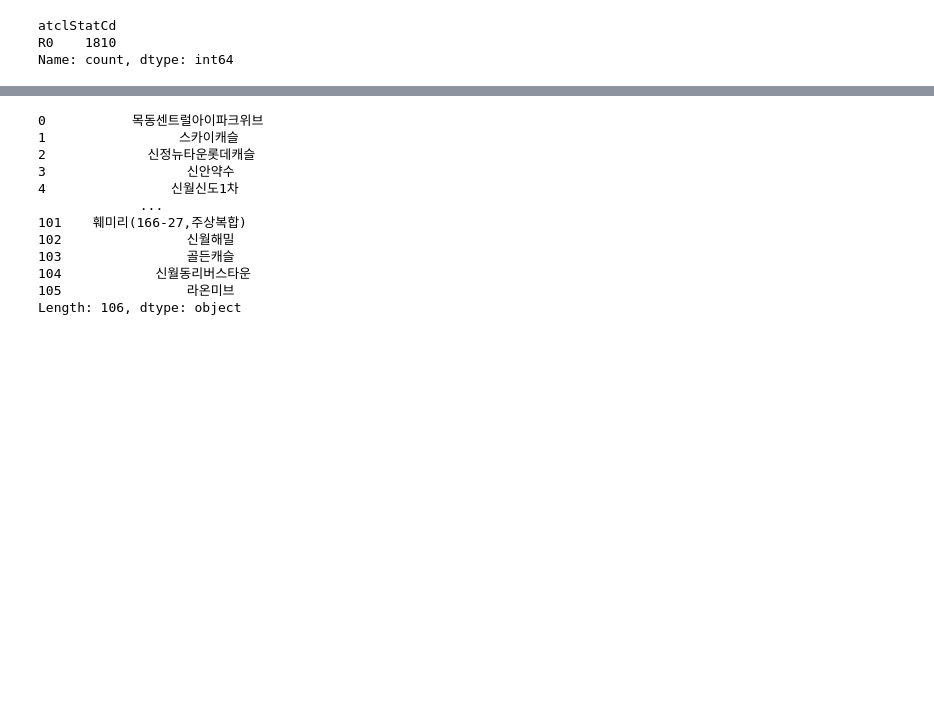
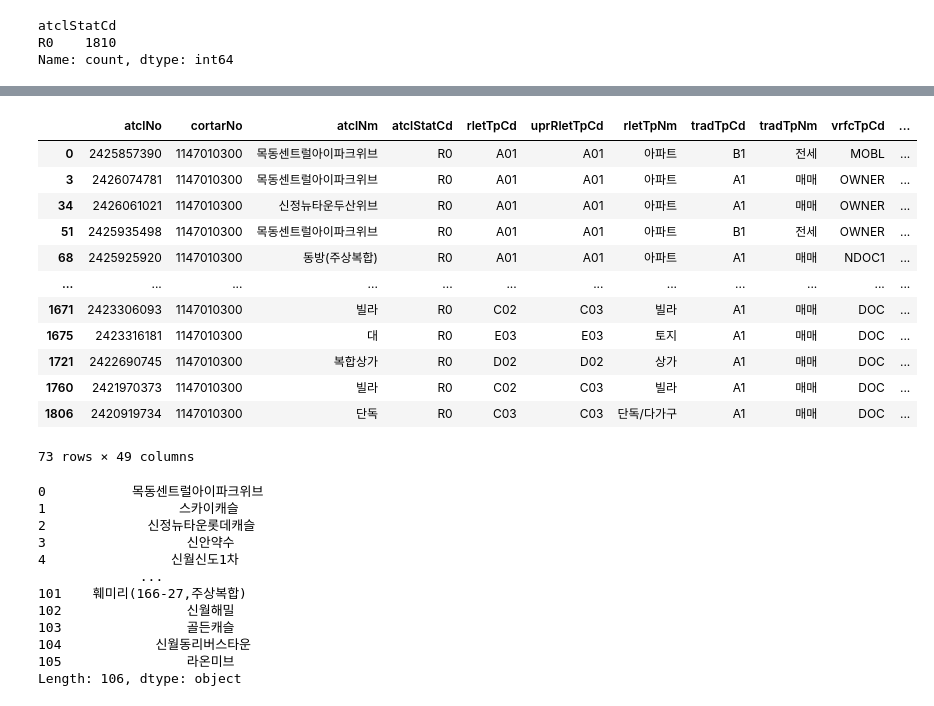
Before and after one commit to Junho1224/NLC, a Jupyter notebook: naverland.ipynb, the cells around one changed output, grey strips where cells are left out. Saved outputs shown, nothing was run; the diff lists cells and outputs as text; code cells hidden in the pictures; blank space fills up the shorter version.

```diff
--- a/naverland.ipynb
+++ b/naverland.ipynb
@@ -441,3 +298,20 @@ array(['A01', 'D05', 'D03', 'C03', 'D02', 'C02', 'F01', 'A02', 'D01',
+# %%
+mob1_rows = df[df['cpLinkVO'] == "{'cpId': 'sunbang', 'mobileArticleLinkTypeCode': 'NONE', 'mobileBmsInspectPassYn': 'Y', 'pcArticleLinkUseAtArticleTitle': False, 'pcArticleLinkUseAtCpName': False, 'mobileArticleLinkUseAtArticleTitle': False, 'mobileArticleLinkUseAtCpName': False}"]
+mob1_rows
+# %% [output]
+|  | atclNo | cortarNo | atclNm | atclStatCd | rletTpCd | uprRletTpCd | rletTpNm | tradTpCd | tradTpNm | vrfcTpCd | ... |
+| 0 | 2425857390 | 1147010300 | 목동센트럴아이파크위브 | R0 | A01 | A01 | 아파트 | B1 | 전세 | MOBL | ... |
+| 3 | 2426074781 | 1147010300 | 목동센트럴아이파크위브 | R0 | A01 | A01 | 아파트 | A1 | 매매 | OWNER | ... |
+| 34 | 2426061021 | 1147010300 | 신정뉴타운두산위브 | R0 | A01 | A01 | 아파트 | A1 | 매매 | OWNER | ... |
+| 51 | 2425935498 | 1147010300 | 목동센트럴아이파크위브 | R0 | A01 | A01 | 아파트 | B1 | 전세 | OWNER | ... |
+| 68 | 2425925920 | 1147010300 | 동방(주상복합) | R0 | A01 | A01 | 아파트 | A1 | 매매 | NDOC1 | ... |
+| ... | ... | ... | ... | ... | ... | ... | ... | ... | ... | ... | ... |
+| 1671 | 2423306093 | 1147010300 | 빌라 | R0 | C02 | C03 | 빌라 | A1 | 매매 | DOC | ... |
+| 1675 | 2423316181 | 1147010300 | 대 | R0 | E03 | E03 | 토지 | A1 | 매매 | DOC | ... |
+| 1721 | 2422690745 | 1147010300 | 복합상가 | R0 | D02 | D02 | 상가 | A1 | 매매 | DOC | ... |
+| 1760 | 2421970373 | 1147010300 | 빌라 | R0 | C02 | C03 | 빌라 | A1 | 매매 | DOC | ... |
+| 1806 | 2420919734 | 1147010300 | 단독 | R0 | C03 | C03 | 단독/다가구 | A1 | 매매 | DOC | ... |
+73 rows × 49 columns
 # %%
 unique_atclNm_series = pd.Series(df1)
 unique_atclNm_series
```
Also changed, not shown: parts of 25 cells of this notebook, 15 other files.
